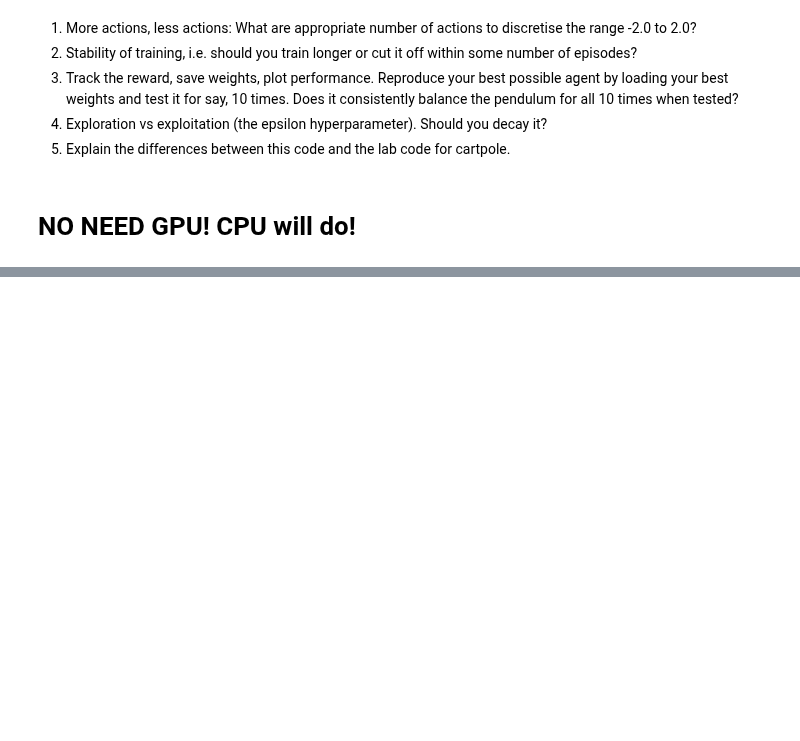
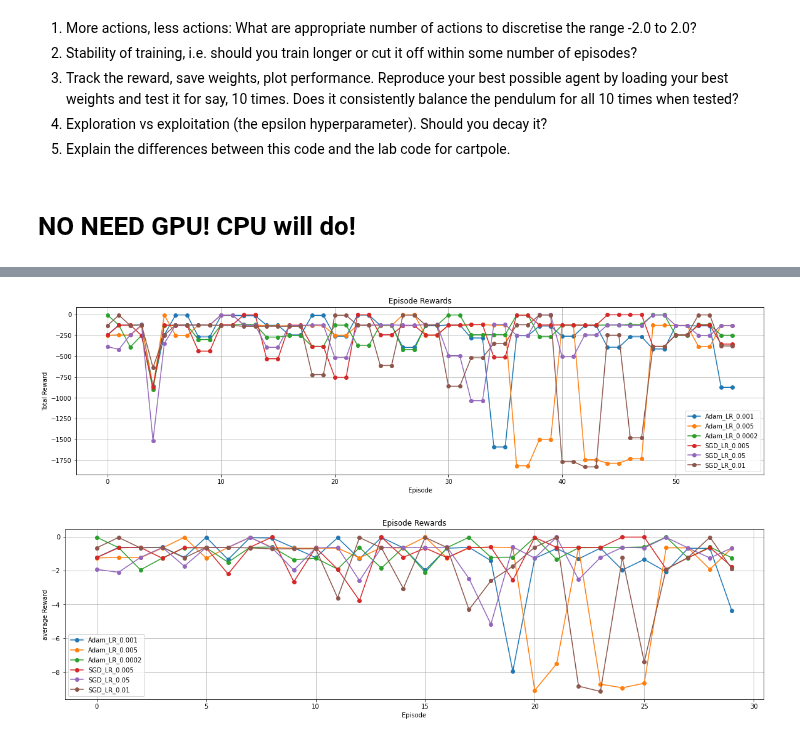
Before and after one commit to Zafyree3/DELE_CA2, a Jupyter notebook: DQN with GradientTape1.ipynb, the cells around one changed output, grey strips where cells are left out. Saved outputs shown, nothing was run; the diff lists cells and outputs as text; code cells hidden in the pictures; blank space fills up the shorter version.

```diff
--- a/DQN with GradientTape1.ipynb
+++ b/DQN with GradientTape1.ipynb
@@ -359,35 +379,19 @@ dqn = DQN(InputShape = InputShape, NActions = NActions)
 dir_path = 'best_dqn_weights'
 
 dqn.load_weights(path=dir_path)
-Epsilon = 1.0
+Epsilon = 0
 test_episodes = 10
 test_rewards = []
 for _ in range(test_episodes):
     print(f'Episode {_}')
     reward = OneEpisode(dqn)
     test_rewards.append(reward)
+    print(Epsilon)
 
 print(f'Test Rewards: {test_rewards}')
 print(f'Average Test Reward: {np.mean(test_rewards)}')
 
-env = gym.make(f'{EnvName}')
-state = env.reset()
-ListOfRewards = []
-Done = False
-while not Done:
-    Q = dqn.Main(state.reshape(-1, state.shape[0]))
-    action = np.argmax(Q)
-    action = PendulumActionConverter(action)
-    AStep = np.array([action])
-    action = PendulumInverseActionConverter(action)
-    env.render()
-    SNext, reward, Done, Info = env.step(AStep)
-    # DQN.UpdateReplayMemory((state, action, reward, SNext, Done))
-    # DQN.Train(Done, reward)
-    # ListOfRewards.append(reward)
-    # all_rewards.append(reward)
-    # all_sum_rewards.append(np.sum(ListOfRewards))
-    state = SNext
+play()
 # %% [output]
 Model: "Main"
 ┏━━━━━━━━━━━━━━━━━━━━━━━━━━━━━━━━━┳━━━━━━━━━━━━━━━━━━━━━━━━┳━━━━━━━━━━━━━━━┓
@@ -562,0 +576,25 @@ Average Test Reward: -1.6151288673954445
+# %%
+plt.figure(figsize=(20, 5))
+for history, name in zip(episode_rewards_list, name_list):
+    plt.plot(history, marker='o', label=name)
+    dqn.moving_average(history, 10)
+plt.title('Episode Rewards')
+plt.xlabel('Episode')
+plt.ylabel('Total Reward')
+plt.grid(True)
+plt.legend()
+plt.show()
+
+plt.figure(figsize=(20, 5))
+for history, name in zip(average_reward_list, name_list):
+    plt.plot(history, marker='o', label=name)
+    dqn.moving_average(history, 10)
+plt.title('Episode Rewards')
+plt.xlabel('Episode')
+plt.ylabel('average Reward')
+plt.grid(True)
+plt.legend()
+plt.show()
+# %% [output]
+[figure, added]
+[figure, added]
```
Also changed, not shown: parts of 9 cells of this notebook.
